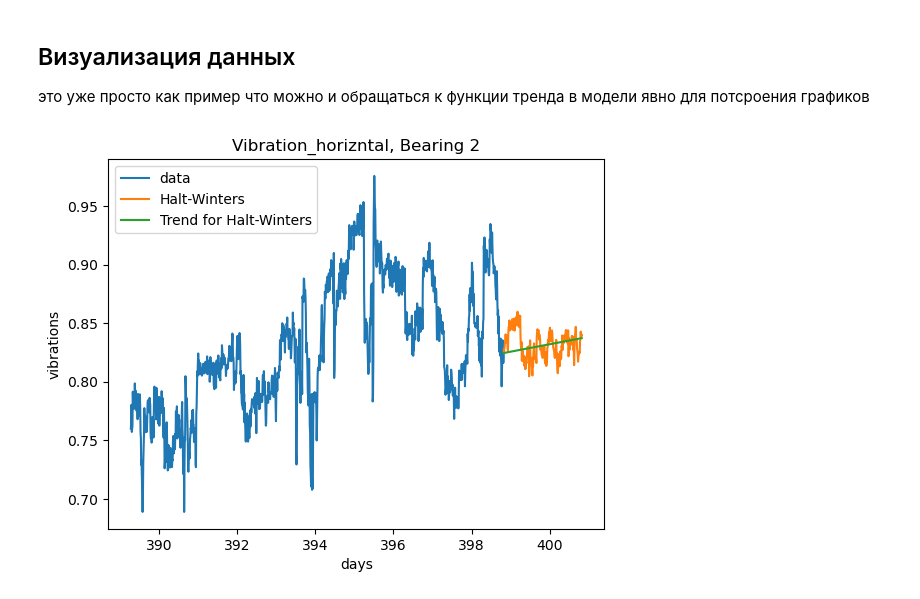
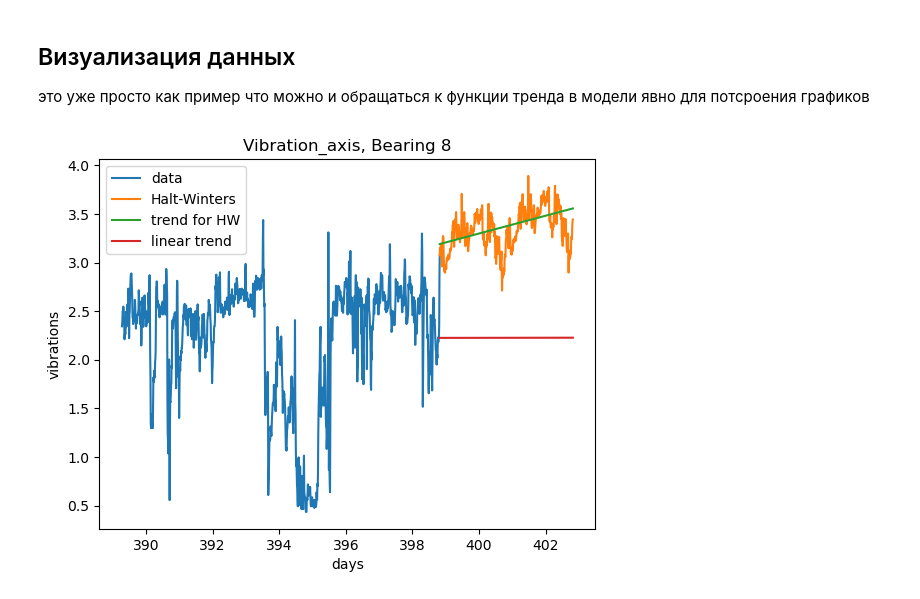
Before and after one commit to FoxhoundTeam/Evraz2.0_FoxhoundTeam, a Jupyter notebook: predictor/workspace.ipynb, the cells around one changed output. Saved outputs shown, nothing was run; the diff lists cells and outputs as text; code cells hidden in the pictures.

```diff
--- a/predictor/workspace.ipynb
+++ b/predictor/workspace.ipynb
@@ -116,25 +116,30 @@ model.predict_hw()
 ## Визуализация данных
 это уже просто как пример что можно и обращаться к функции тренда в модели явно для потсроения графиков
 # %%
-key = 'Vibration_horizntal'
+key = 'Vibration_axis'
 
-plt.title('{}, Bearing 2'.format(key))
+plt.title('{}, Bearing 8'.format(key))
 
-x = model.data_value[1][key]
+x = model.data_value[7][key]
 
 plt.plot(model.t, x, label='data')
 
-t_pred, x_pred = model.build_hw(1, key, 2)
+t_pred, x_pred = model.build_hw(7, key, 4)
 
 plt.plot(t_pred, x_pred, label='Halt-Winters')
 
-t_pred_tr = np.array([model.t[-1], model.t[-1]+2])
-x_pred_tr = model.trend_hw(t_pred_tr, key, 1)
+t_pred_tr = np.array([model.t[-1], model.t[-1]+4])
+x_pred_tr = model.trend_hw(t_pred_tr, key, 7)
 
-plt.plot(t_pred_tr, x_pred_tr, label='Trend for Halt-Winters')
+plt.plot(t_pred_tr, x_pred_tr, label='trend for HW')
+
+t_pred_tr = np.array([model.t[-1], model.t[-1]+4])
+x_pred_tr = model.trend_linear(t_pred_tr, key, 7)
+
+plt.plot(t_pred_tr, x_pred_tr, label='linear trend')
 plt.legend()
 plt.xlabel('days')
 plt.ylabel('vibrations')
 plt.show()
 # %% [output]
-[figure, old version]
+[figure, new version]
```
Also changed, not shown: parts of 1 cell of this notebook, 1 other file.
